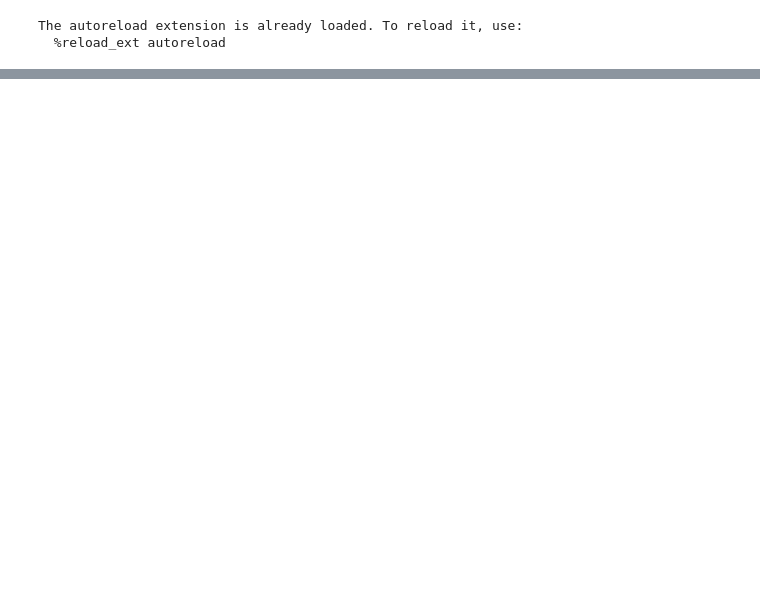
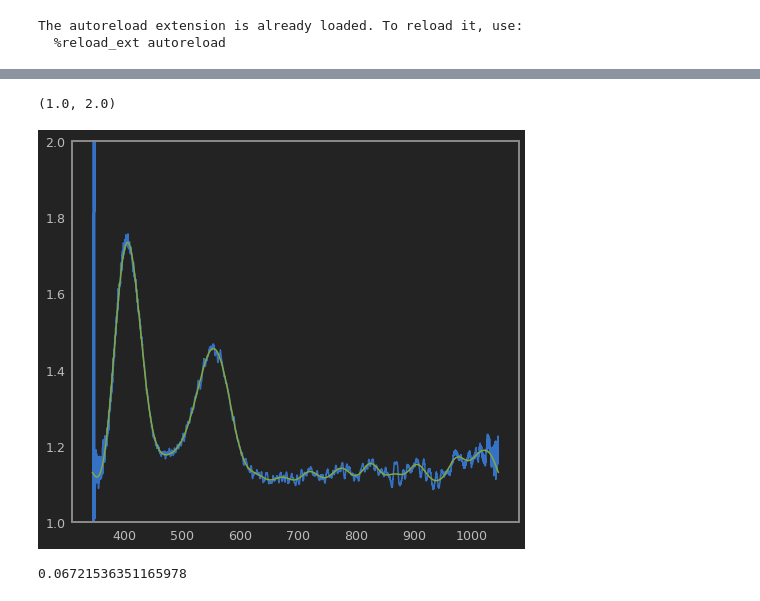
Before and after one commit to trevorm4x/APL-fuel-first, a Jupyter notebook: Lab/Lab3/APL_3_cell.ipynb, the cells around one changed output, grey strips where cells are left out. Cells and saved outputs as stored; diff of their text form; code cells hidden in the pictures; blank space fills up the shorter version.

```diff
--- a/Lab/Lab3/APL_3_cell.ipynb
+++ b/Lab/Lab3/APL_3_cell.ipynb
@@ -53,0 +216,11 @@ ruby_fft = np.fft.fft(ruby.Intensity.values)
+# %%
+plt.plot(ruby.iloc[:,0], no_ruby.Intensity/ruby.Intensity)
+plt.plot(ruby.iloc[:,0], fft_filter(no_ruby.Intensity/ruby.Intensity, .005))
+plt.ylim([1, 2])
+# %% [output]
+(1.0, 2.0)
+[figure, added]
+# %%
+R
+# %% [output]
+0.06721536351165978
```
Also changed, not shown: parts of 27 cells of this notebook, 8 other files.
